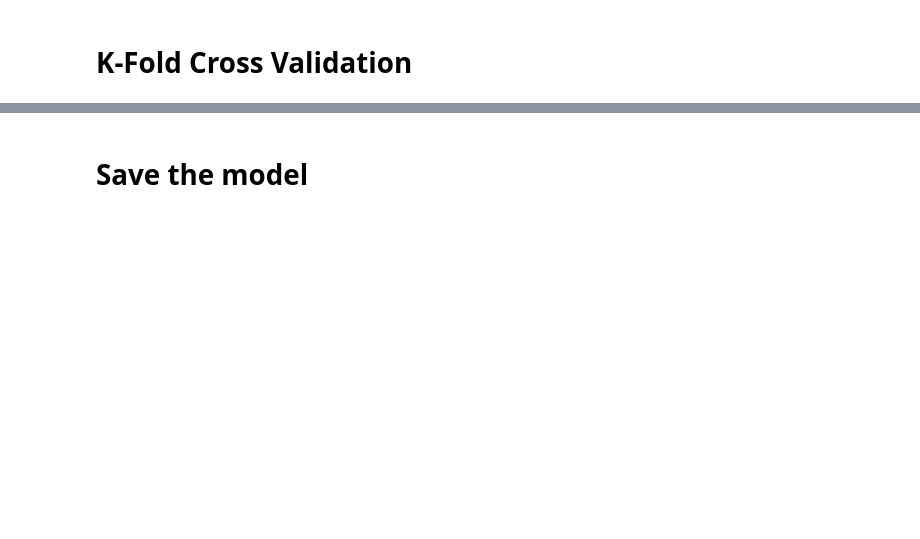
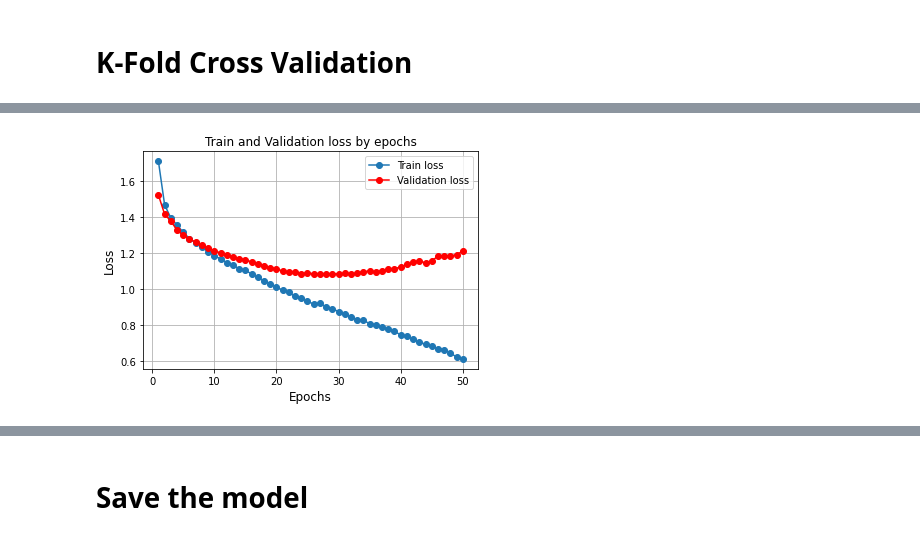
Before and after one commit to sepandms/SkinCare, a Jupyter notebook: CNN_60x45.ipynb, the cells around one changed output, grey strips where cells are left out. Saved outputs shown, nothing was run; the diff lists cells and outputs as text; code cells hidden in the pictures; blank space fills up the shorter version.

```diff
--- a/CNN_60x45.ipynb
+++ b/CNN_60x45.ipynb
@@ -670,0 +712,16 @@ Accuracy of The Model :
+# %%
+model_ = Model_CV
+epochs_X = [i for i in range(1, model_.epochs+1)]
+epochs_X
+plt.subplots(figsize=(6,4))
+
+plt.plot(epochs_X , model_.Epochs_Train_loss, 'o-', label='Train loss')
+plt.plot(epochs_X , model_.Epochs_Val_loss,'ro-', label='Validation loss')
+plt.xlabel("Epochs", fontsize = 12)
+plt.ylabel("Loss", fontsize = 12)
+plt.grid()
+plt.legend()
+plt.title('Train and Validation loss by epochs')
+plt.show()
+# %% [output]
+[figure, added]
```
Also changed, not shown: parts of 14 cells of this notebook.
